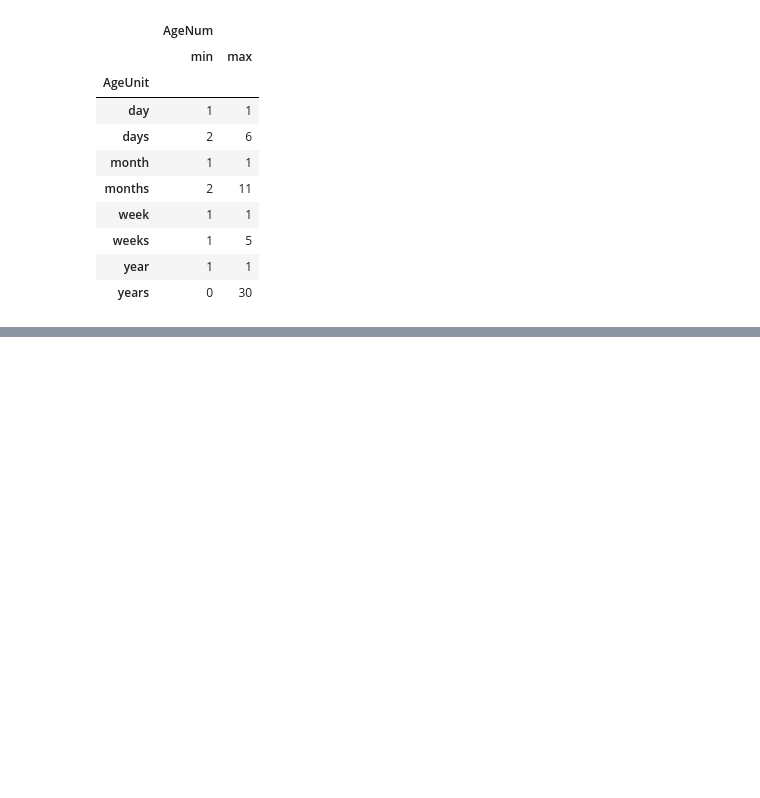
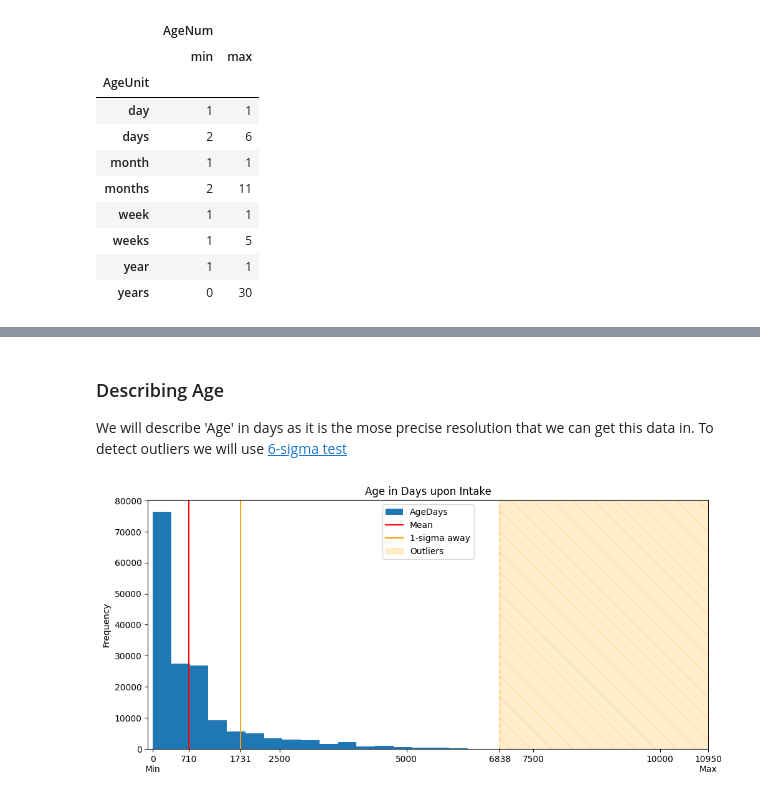
Before and after one commit to ZhigaMason/University, a Jupyter notebook: 01/assignment01.ipynb, the cells around one changed output, grey strips where cells are left out. Cells and saved outputs as stored; diff of their text form; code cells hidden in the pictures; blank space fills up the shorter version.

```diff
--- a/01/assignment01.ipynb
+++ b/01/assignment01.ipynb
@@ -544,0 +574,36 @@ outcome = preprocess(outcomes_raw, dataset='Outcome')
+# %% [markdown]
+### Describing Age
+
+We will describe 'Age' in days as it is the mose precise resolution that we can get this data in. To detect outliers we will use [6-sigma test](https://www.brendangregg.com/Articles/Detecting_Outliers.pdf)
+# %%
+age = intake['AgeDays']
+
+outlier_border = age.mean() + 6 * age.std()
+
+fig = plt.figure(figsize=(9, 4))
+ax = fig.add_axes([0,0,1,1])
+age.plot.hist(
+    ax=ax, bins=30
+)
+ax.axvline(age.mean(), color='r', label='Mean')
+ax.axvline(age.mean() + age.std(), color='orange', label='1-sigma away')
+ax.axvline(outlier_border, color='orange', alpha=0.4, linestyle='--')
+ax.axvspan(
+    outlier_border, ax.dataLim.xmax,
+    color='orange', alpha=0.2,
+    label='Outliers', hatch='\\'
+)
+
+ax.set_xticks(
+    [2500 * i for i in range(1,5)]
+    + [age.min(), age.max(), age.mean(), age.mean() + age.std(), outlier_border],
+    [2500 * i for i in range(1,5)]
+    + [ f'{age.min()}\nMin', f'{age.max()}\nMax', int(age.mean()), int(age.mean() + age.std()), int(outlier_border)]
+)
+ax.set_xlim(-100, age.max())
+
+ax.set_title('Age in Days upon Intake')
+ax.legend(loc='upper center')
+plt.show()
+# %% [output]
+[figure, added]
```
Also changed, not shown: parts of 11 cells of this notebook.
